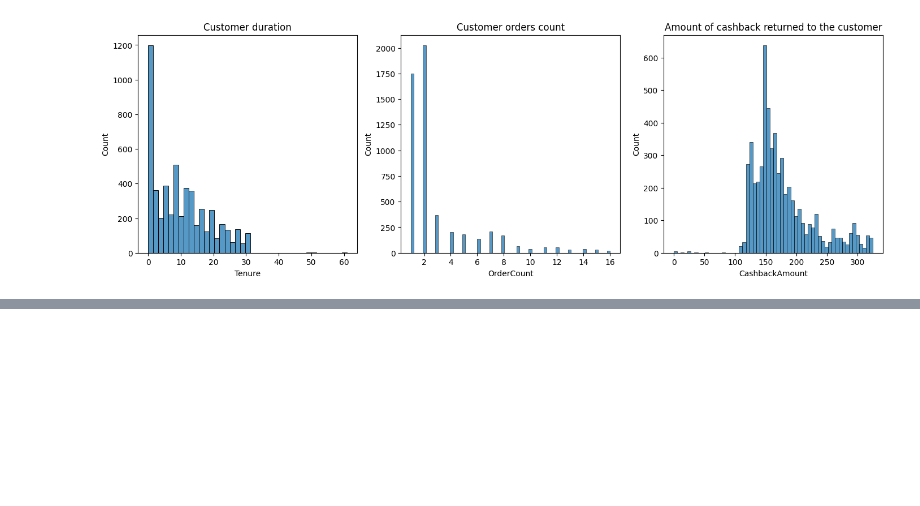
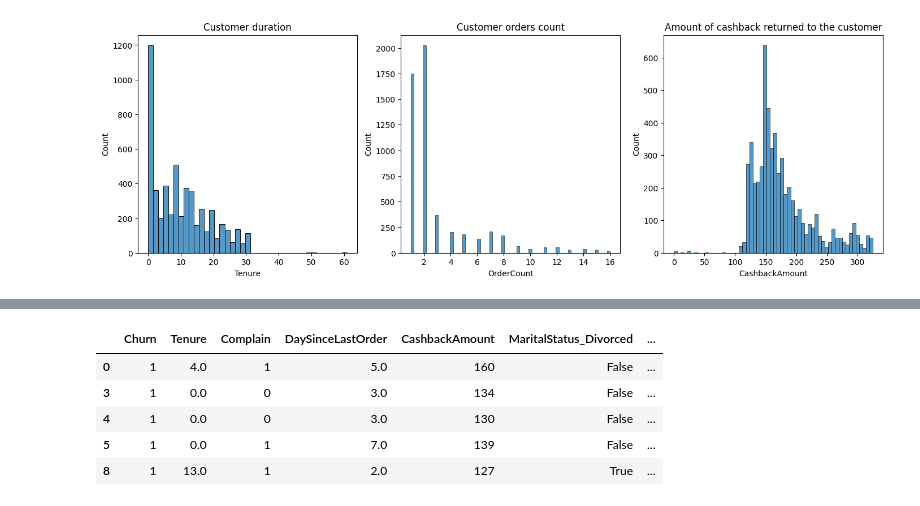
Before and after one commit to baxronovferuz1/DataScience_Np, a Jupyter notebook: customer_churn.ipynb, the cells around one changed output, grey strips where cells are left out. Drawn from its saved outputs; the diff is of its cells as text; code cells hidden in the pictures; blank space fills up the shorter version.

```diff
--- a/customer_churn.ipynb
+++ b/customer_churn.ipynb
@@ -87,0 +114,2 @@ Text(0.5, 1.0, 'Amount of cashback returned to the customer')
+# %%
+important_values = df_ecd[['Churn','Tenure','Complain','DaySinceLastOrder','CashbackAmount','MaritalStatus','Gender']]
@@ -87,0 +140,10 @@ Text(0.5, 1.0, 'Amount of cashback returned to the customer')
+# %%
+encoded=pd.get_dummies(important_values)
+encoded.head()
+# %% [output]
+|  | Churn | Tenure | Complain | DaySinceLastOrder | CashbackAmount | MaritalStatus_Divorced | ... |
+| 0 | 1 | 4.0 | 1 | 5.0 | 160 | False | ... |
+| 3 | 1 | 0.0 | 0 | 3.0 | 134 | False | ... |
+| 4 | 1 | 0.0 | 0 | 3.0 | 130 | False | ... |
+| 5 | 1 | 0.0 | 1 | 7.0 | 139 | False | ... |
+| 8 | 1 | 13.0 | 1 | 2.0 | 127 | True | ... |
```
Also changed, not shown: parts of 5 cells of this notebook.
